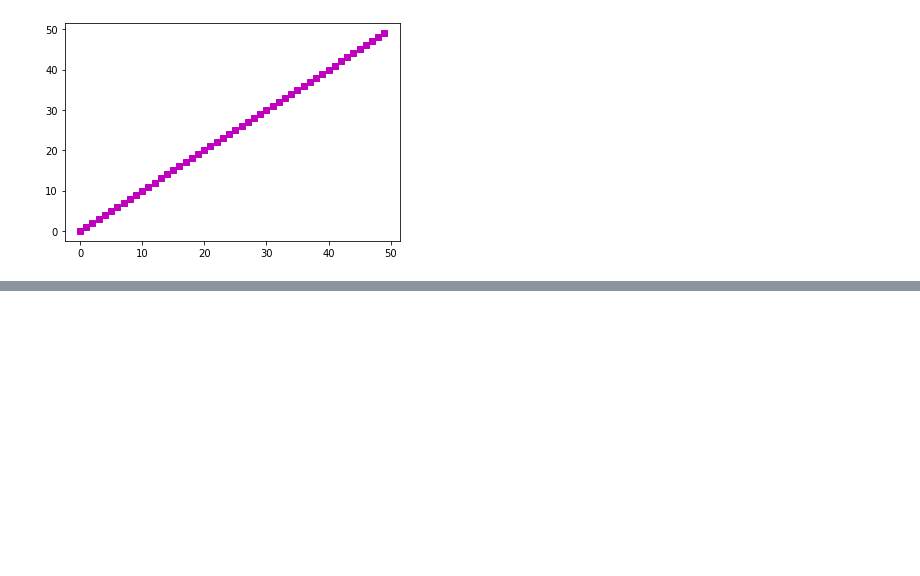
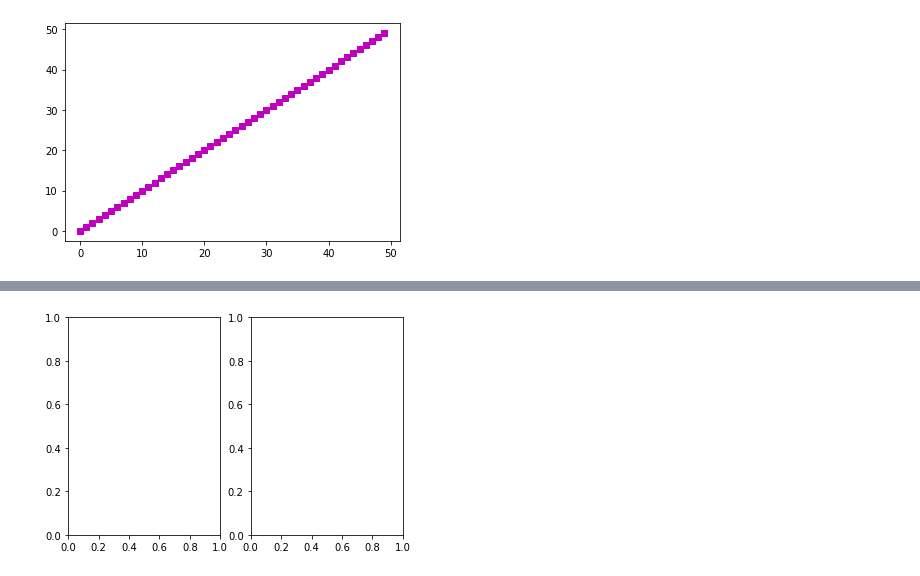
Before and after one commit to WujinK/3_22, a Jupyter notebook: 3_30.ipynb, the cells around one changed output, grey strips where cells are left out. Drawn from its saved outputs; the diff is of its cells as text; code cells hidden in the pictures; blank space fills up the shorter version.

```diff
--- a/3_30.ipynb
+++ b/3_30.ipynb
@@ -22,0 +33,7 @@ plt.plot(x,y, "ms")
+# %%
+fig = plt.figure()
+ax1 = fig.add_subplot(1,2,1)
+ax2 = fig.add_subplot(1,2,2)
+plt.show()
+# %% [output]
+[figure, added]
```
Also changed, not shown: parts of 3 cells of this notebook.
